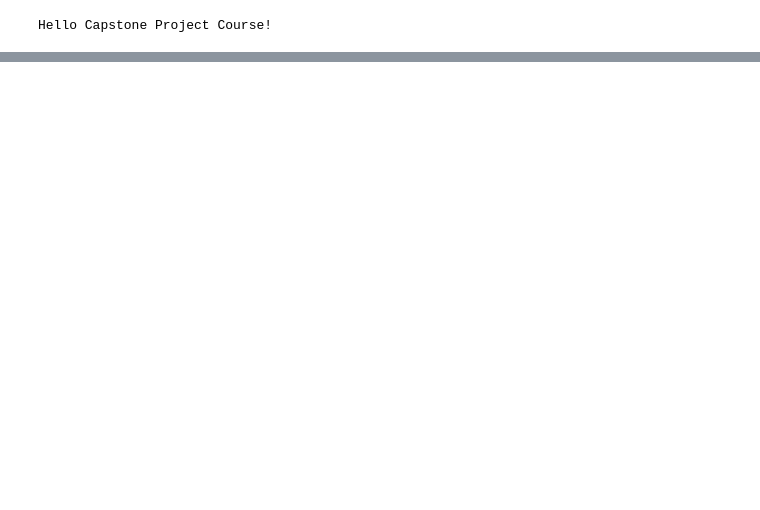
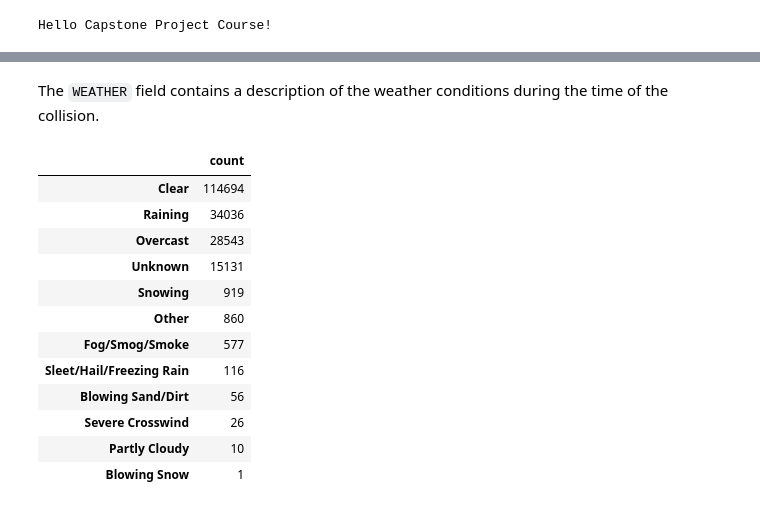
Before and after one commit to sudiptog81/ibm-data-science, a Jupyter notebook: Applied Data Science Capstone/CapstoneProject.ipynb, the cells around one changed output, grey strips where cells are left out. Saved outputs shown, nothing was run; the diff lists cells and outputs as text; code cells hidden in the pictures; blank space fills up the shorter version.

Commit message:
added intro and data sections

```diff
--- a/Applied Data Science Capstone/CapstoneProject.ipynb
+++ b/Applied Data Science Capstone/CapstoneProject.ipynb
@@ -66,0 +86,19 @@ data['ROADCOND'].isna().sum()
+# %% [markdown]
+The `WEATHER` field contains a description of the weather conditions during
+the time of the collision.
+# %%
+data['WEATHER'].value_counts().to_frame('count')
+# %% [output]
+|  | count |
+| Clear | 114694 |
+| Raining | 34036 |
+| Overcast | 28543 |
+| Unknown | 15131 |
+| Snowing | 919 |
+| Other | 860 |
+| Fog/Smog/Smoke | 577 |
+| Sleet/Hail/Freezing Rain | 116 |
+| Blowing Sand/Dirt | 56 |
+| Severe Crosswind | 26 |
+| Partly Cloudy | 10 |
+| Blowing Snow | 1 |
```
Also changed, not shown: parts of 28 cells of this notebook.
